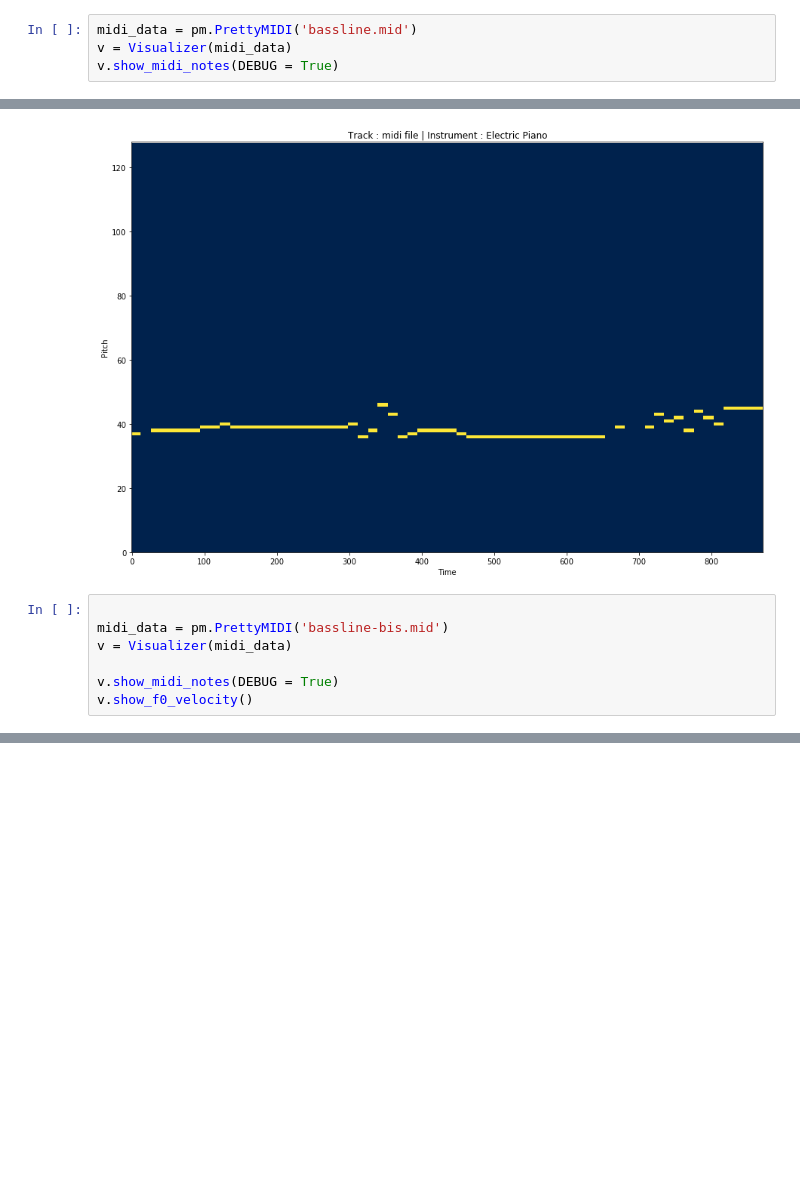
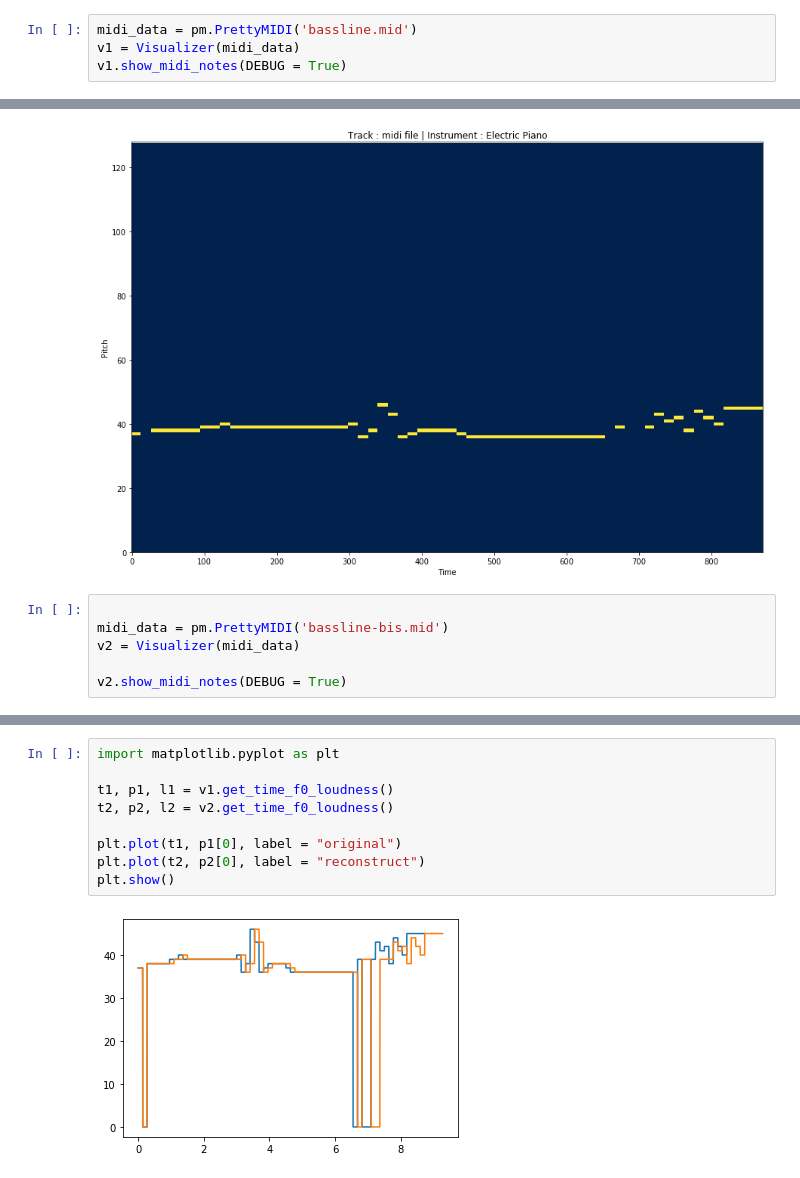
Before and after one commit to gle-bellier/internship-expressive-DDSP, a Jupyter notebook: converter.ipynb, the cells around one changed output, grey strips where cells are left out. Saved outputs shown, nothing was run; the diff lists cells and outputs as text; blank space fills up the shorter version.

```diff
--- a/converter.ipynb
+++ b/converter.ipynb
@@ -75,17 +48,16 @@ New note : (pitch = 45, start_time = 8.727264000000002, end_time = 9.27271800000
 # %%
 midi_data = pm.PrettyMIDI('bassline.mid')
-v = Visualizer(midi_data)
-v.show_midi_notes(DEBUG = True)
+v1 = Visualizer(midi_data)
+v1.show_midi_notes(DEBUG = True)
 # %% [output]
 Number of instruments :  1
 [figure]
 # %%
 
 midi_data = pm.PrettyMIDI('bassline-bis.mid')
-v = Visualizer(midi_data)
+v2 = Visualizer(midi_data)
 
-v.show_midi_notes(DEBUG = True)
-v.show_f0_velocity()
+v2.show_midi_notes(DEBUG = True)
 # %% [output]
 Number of instruments :  1
 [figure]
@@ -96,0 +64,11 @@ SyntaxError: invalid syntax (<ipython-input-6-bed1df6fed86>, line 1)
+# %%
+import matplotlib.pyplot as plt
+
+t1, p1, l1 = v1.get_time_f0_loudness()
+t2, p2, l2 = v2.get_time_f0_loudness()
+
+plt.plot(t1, p1[0], label = "original")
+plt.plot(t2, p2[0], label = "reconstruct")
+plt.show()
+# %% [output]
+[figure, added]
```
Also changed, not shown: parts of 9 cells of this notebook, 3 other files.
